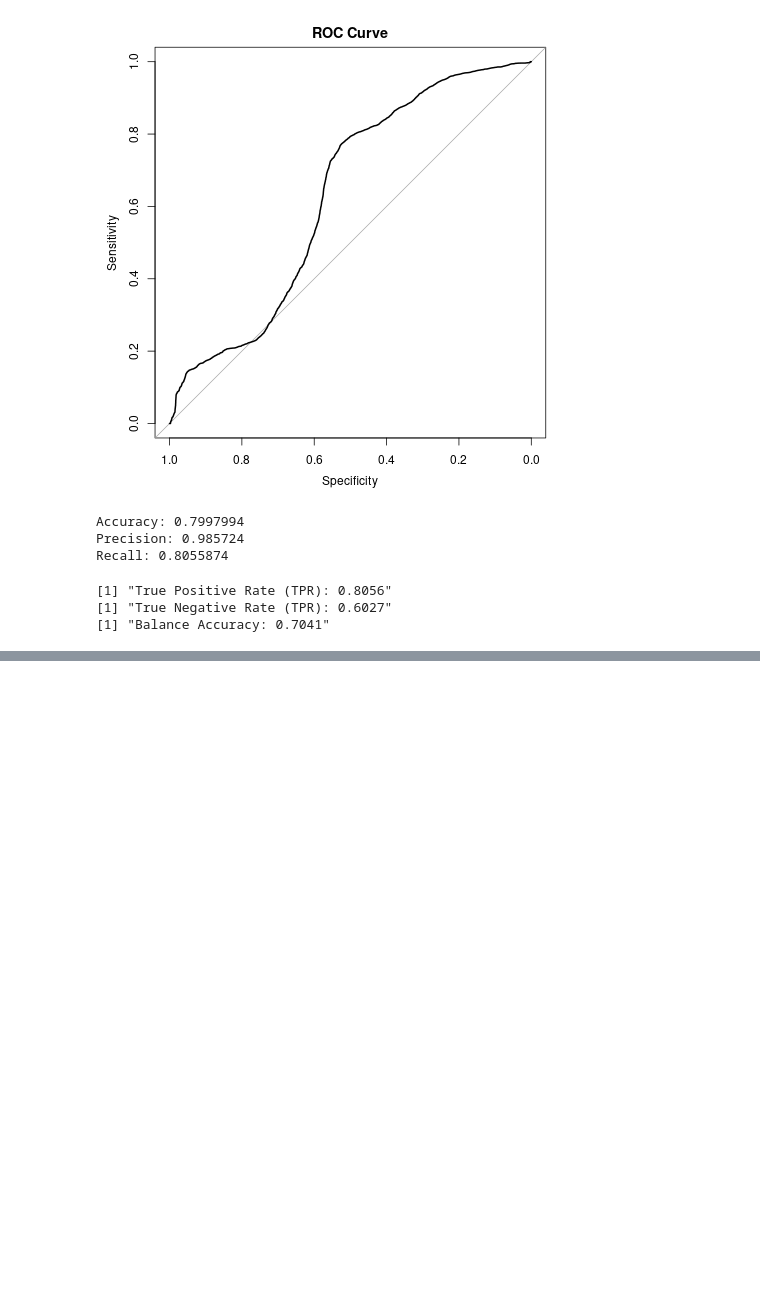
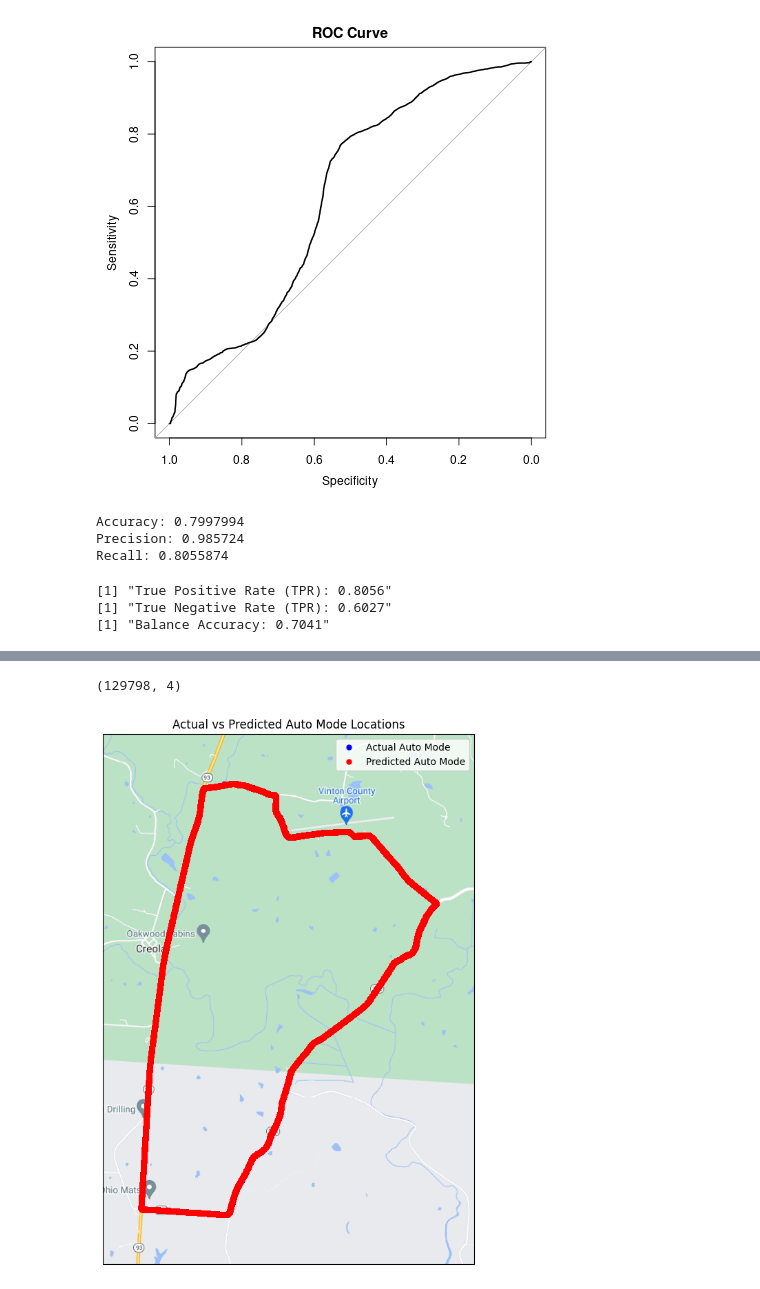
Before and after one commit to NguyetNguyen001/TDMprivate, a Jupyter notebook: MyCode/Selected_Green_routes.ipynb, the cells around one changed output, grey strips where cells are left out. Drawn from its saved outputs; the diff is of its cells as text; code cells hidden in the pictures; blank space fills up the shorter version.

```diff
--- a/MyCode/Selected_Green_routes.ipynb
+++ b/MyCode/Selected_Green_routes.ipynb
@@ -429,0 +437,14 @@ head(longitude_data)
+# %%
+import rpy2.robjects as robjects
+import pandas as pd
+from rpy2.robjects import pandas2ri
+
+# Activate automatic pandas conversion
+pandas2ri.activate()
+
+# Convert R DataFrame to Pandas using the correct approach
+auto_mode_comparison_r = robjects.globalenv["auto_mode_comparison"]
+auto_mode_comparison_py = pandas2ri.rpy2py(auto_mode_comparison_r)
+
+# Display first few rows
+print(auto_mode_comparison_py.head())
@@ -429,0 +458,63 @@ head(longitude_data)
+# %%
+import cartopy.crs as ccrs
+from cartopy.io.img_tiles import GoogleTiles
+import matplotlib.pyplot as plt
+
+# Define the dataframe (renaming for clarity)
+df = auto_mode_comparison_py  # Use the dataframe converted from R
+
+# Print shape for verification
+print(df.shape)
+
+# Define plot size
+plt.figure(figsize=(10, 10))
+
+# Get min and max latitude and longitude
+minLat = df['actual_latitude'].min()
+maxLat = df['actual_latitude'].max()
+minLon = df['actual_longitude'].min()
+maxLon = df['actual_longitude'].max()
+
+# Define expansion coefficient to avoid edge cutoff
+expansion_coeff = 0.005
+
+# Load street map
+street_map = GoogleTiles(style='street')
+
+# Create plot with the street map
+ax = plt.axes(projection=street_map.crs)
+ax.set_extent(
+    [minLon - expansion_coeff, maxLon + expansion_coeff,
+     minLat - expansion_coeff, maxLat + expansion_coeff],
+    ccrs.PlateCarree()
+)
+
+# Add map image
+ax.add_image(street_map, 14)
+
+# Extract actual and predicted auto mode locations
+true_auto_lat = df['actual_latitude']
+true_auto_lon = df['actual_longitude']
+
+pred_auto_lat = df['predicted_latitude']
+pred_auto_lon = df['predicted_longitude']
+
+# Plot actual auto mode points (Blue)
+plt.plot(true_auto_lon, true_auto_lat,
+         marker='o', ls='', color='blue', ms=5,
+                  label='Actual Auto Mode', transform=ccrs.PlateCarree())
+
+# Plot predicted auto mode points (Red)
+plt.plot(pred_auto_lon, pred_auto_lat,
+         marker='o', ls='', color='red', ms=5,
+         label='Predicted Auto Mode', transform=ccrs.PlateCarree())
+
+# Add title and legend
+plt.title('Actual vs Predicted Auto Mode Locations')
+plt.legend()
+
+# Show the plot
+plt.show()
+# %% [output]
+(129798, 4)
+[figure, added]
```
Also changed, not shown: parts of 12 cells of this notebook, 4 other files.
